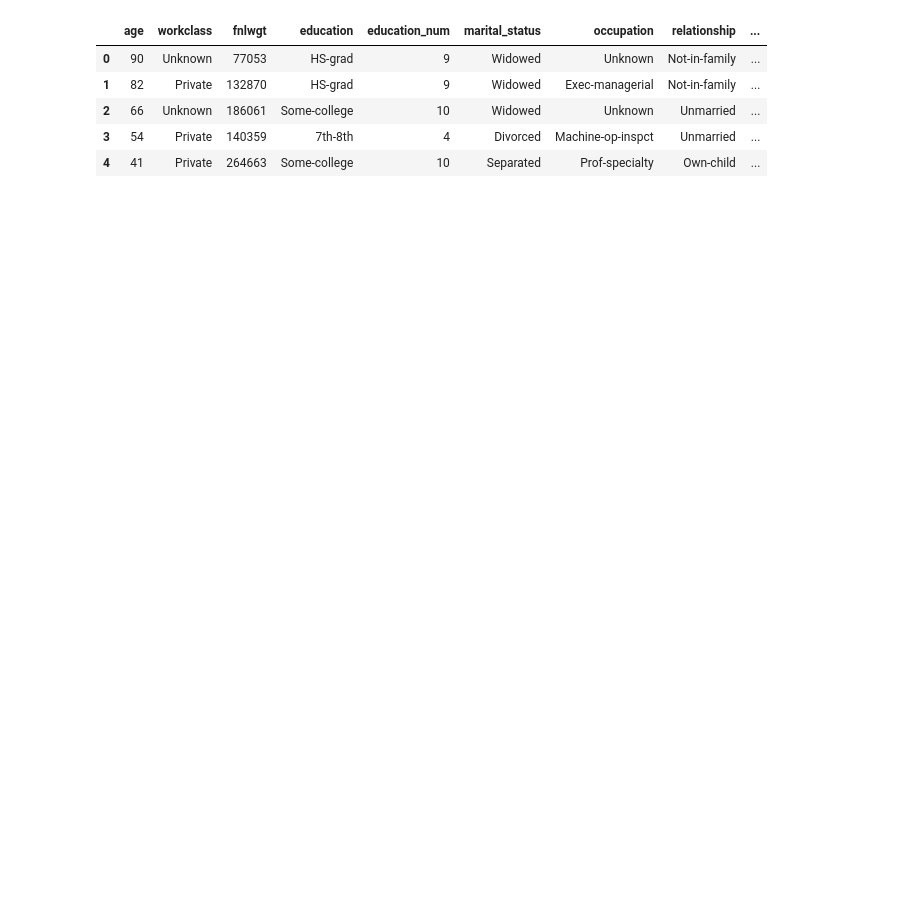
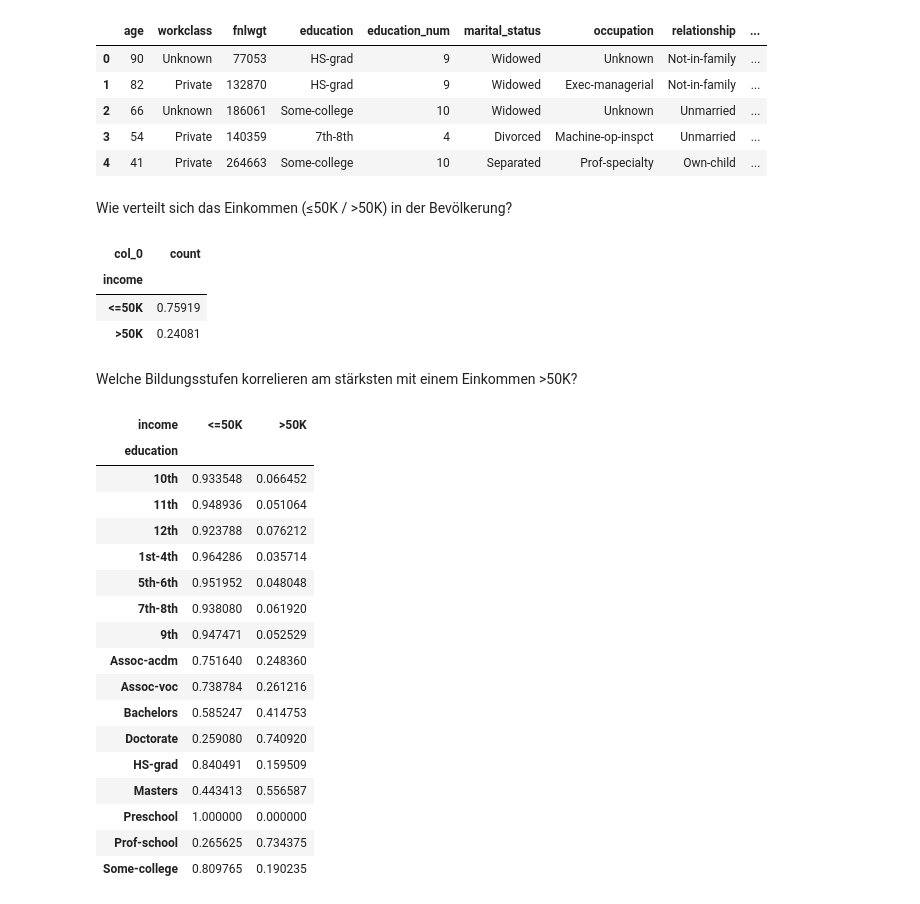
Before and after one commit to TobiasKipp3592/Adult_Cencus_Income_Project, a Jupyter notebook: eda_notebook.ipynb, the cells around one changed output. Saved outputs shown, nothing was run; the diff lists cells and outputs as text; code cells hidden in the pictures; blank space fills up the shorter version.

Commit message:
crosstabs in eda for rough overview

```diff
--- a/eda_notebook.ipynb
+++ b/eda_notebook.ipynb
@@ -13,3 +13,38 @@ df.head()  # Ergebnis prüfen
 | 2 | 66 | Unknown | 186061 | Some-college | 10 | Widowed | Unknown | Unmarried | ... |
 | 3 | 54 | Private | 140359 | 7th-8th | 4 | Divorced | Machine-op-inspct | Unmarried | ... |
 | 4 | 41 | Private | 264663 | Some-college | 10 | Separated | Prof-specialty | Own-child | ... |
+# %% [markdown]
+Wie verteilt sich das Einkommen (≤50K / >50K) in der Bevölkerung?
+# %%
+income_spread = pd.crosstab(index=df["income"], columns="count", normalize=True)
+display(income_spread)
+# %% [output]
+| col_0 | count |
+| income |  |
+| <=50K | 0.75919 |
+| >50K | 0.24081 |
+# %% [markdown]
+Welche Bildungsstufen korrelieren am stärksten mit einem Einkommen >50K?
+# %%
+education_and_income = pd.crosstab(index=df["education"], columns=df["income"], normalize="index")
+
+display(education_and_income)
+# %% [output]
+| income | <=50K | >50K |
+| education |  |  |
+| 10th | 0.933548 | 0.066452 |
+| 11th | 0.948936 | 0.051064 |
+| 12th | 0.923788 | 0.076212 |
+| 1st-4th | 0.964286 | 0.035714 |
+| 5th-6th | 0.951952 | 0.048048 |
+| 7th-8th | 0.938080 | 0.061920 |
+| 9th | 0.947471 | 0.052529 |
+| Assoc-acdm | 0.751640 | 0.248360 |
+| Assoc-voc | 0.738784 | 0.261216 |
+| Bachelors | 0.585247 | 0.414753 |
+| Doctorate | 0.259080 | 0.740920 |
+| HS-grad | 0.840491 | 0.159509 |
+| Masters | 0.443413 | 0.556587 |
+| Preschool | 1.000000 | 0.000000 |
+| Prof-school | 0.265625 | 0.734375 |
+| Some-college | 0.809765 | 0.190235 |
```
Also changed, not shown: parts of 22 cells of this notebook.
